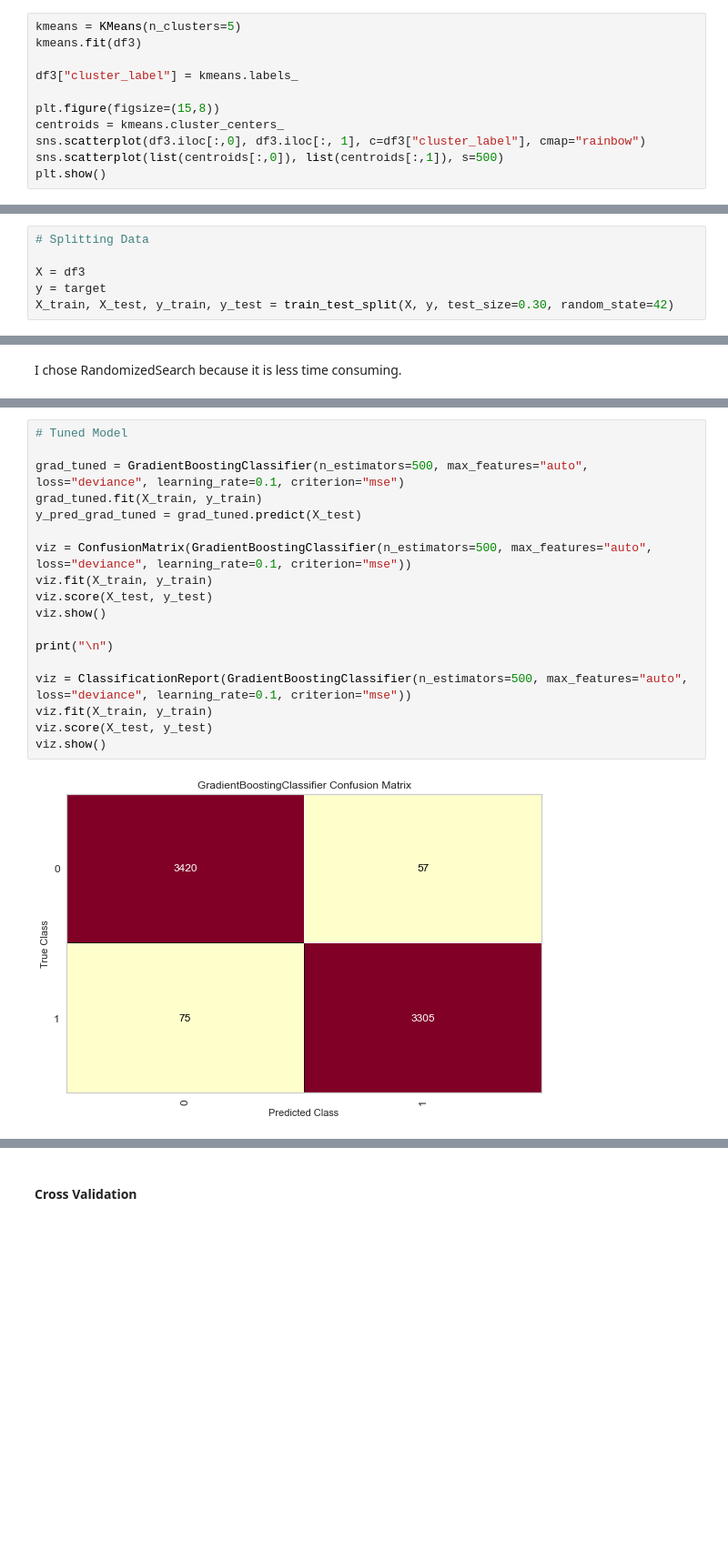
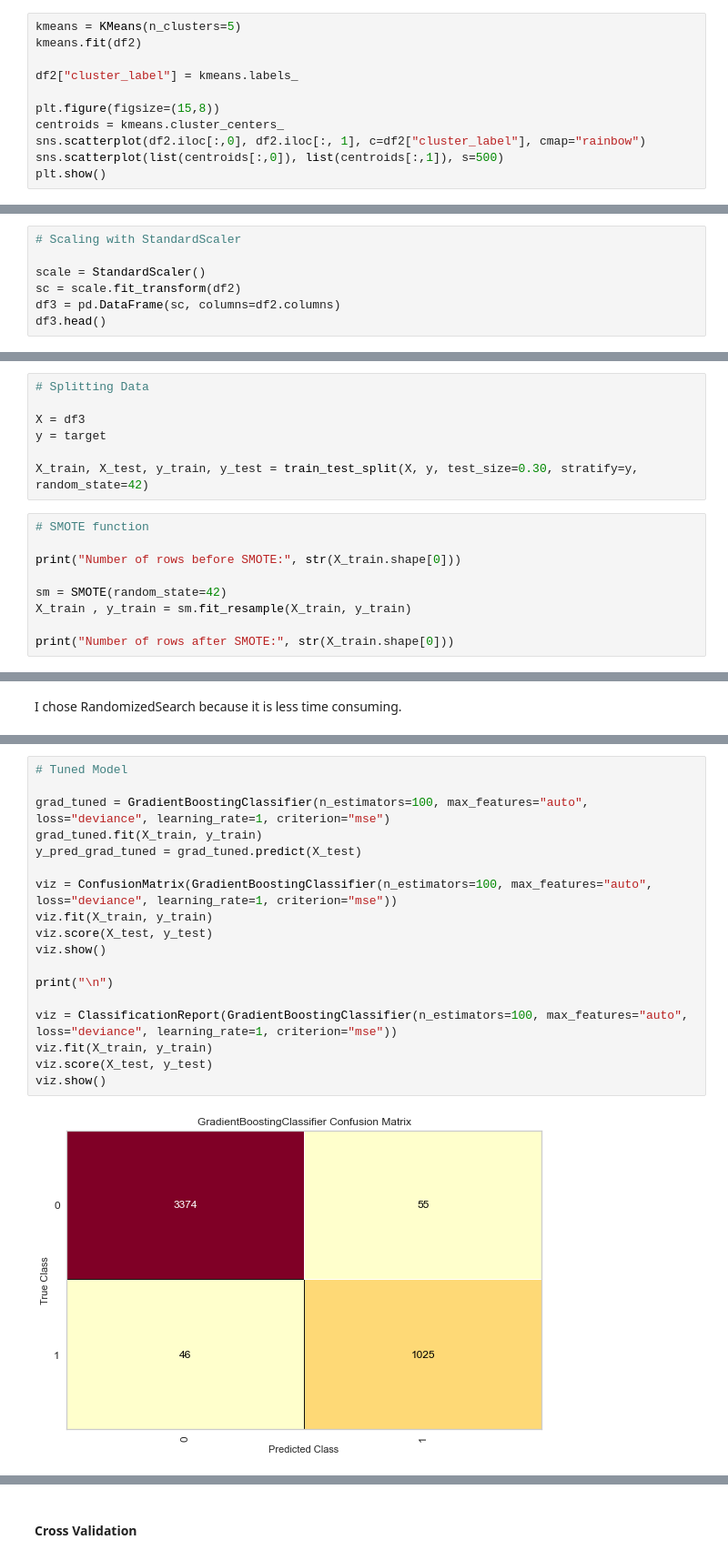
Before and after one commit to M-Rasit/Employee-Churn-Project, a Jupyter notebook: Churn Prediction Project V2 - SMOTE.ipynb, the cells around one changed output, grey strips where cells are left out. Shown at 91% size. Saved outputs shown, nothing was run; the diff lists cells and outputs as text; blank space fills up the shorter version.

```diff
--- a/Churn Prediction Project V2 - SMOTE.ipynb
+++ b/Churn Prediction Project V2 - SMOTE.ipynb
@@ -720,13 +708,13 @@ K Means Clustering --> n=9 and Silhouette Score = 0.271397202769169
 * We got lower silhouette score for entire dataset. If we narrrow features we can get better silhouette score.
 # %%
 kmeans = KMeans(n_clusters=5)
-kmeans.fit(df3)
+kmeans.fit(df2)
 
-df3["cluster_label"] = kmeans.labels_
+df2["cluster_label"] = kmeans.labels_
 
 plt.figure(figsize=(15,8))
 centroids = kmeans.cluster_centers_
-sns.scatterplot(df3.iloc[:,0], df3.iloc[:, 1], c=df3["cluster_label"], cmap="rainbow")
+sns.scatterplot(df2.iloc[:,0], df2.iloc[:, 1], c=df2["cluster_label"], cmap="rainbow")
 sns.scatterplot(list(centroids[:,0]), list(centroids[:,1]), s=500)
 plt.show()
 # %% [output]
@@ -738,0 +729,7 @@ sns.heatmap(df3.join(target).corr(), annot=True);
+# %%
+# Scaling with StandardScaler
+
+scale = StandardScaler()
+sc = scale.fit_transform(df2)
+df3 = pd.DataFrame(sc, columns=df2.columns)
+df3.head()
@@ -747,4 +751,14 @@ Here, Dataset is broken into two parts in ratio of 70:30. It means 70% data will
 
 X = df3
 y = target
-X_train, X_test, y_train, y_test = train_test_split(X, y, test_size=0.30, random_state=42)
+
+X_train, X_test, y_train, y_test = train_test_split(X, y, test_size=0.30, stratify=y, random_state=42)
+# %%
+# SMOTE function
+
+print("Number of rows before SMOTE:", str(X_train.shape[0]))
+
+sm = SMOTE(random_state=42)
+X_train , y_train = sm.fit_resample(X_train, y_train)
+
+print("Number of rows after SMOTE:", str(X_train.shape[0]))
@@ -798,23 +815,23 @@ grad_cv.best_params_
 # %%
 # Tuned Model
 
-grad_tuned = GradientBoostingClassifier(n_estimators=500, max_features="auto", loss="deviance", learning_rate=0.1, criterion="mse")
+grad_tuned = GradientBoostingClassifier(n_estimators=100, max_features="auto", loss="deviance", learning_rate=1, criterion="mse")
 grad_tuned.fit(X_train, y_train)
 y_pred_grad_tuned = grad_tuned.predict(X_test)
 
-viz = ConfusionMatrix(GradientBoostingClassifier(n_estimators=500, max_features="auto", loss="deviance", learning_rate=0.1, criterion="mse"))
+viz = ConfusionMatrix(GradientBoostingClassifier(n_estimators=100, max_features="auto", loss="deviance", learning_rate=1, criterion="mse"))
 viz.fit(X_train, y_train)
 viz.score(X_test, y_test)
 viz.show()
 
 print("\n")
 
-viz = ClassificationReport(GradientBoostingClassifier(n_estimators=500, max_features="auto", loss="deviance", learning_rate=0.1, criterion="mse"))
+viz = ClassificationReport(GradientBoostingClassifier(n_estimators=100, max_features="auto", loss="deviance", learning_rate=1, criterion="mse"))
 viz.fit(X_train, y_train)
 viz.score(X_test, y_test)
 viz.show()
 # %% [output]
-[figure, old version]
+[figure, new version]
 [figure]
 <AxesSubplot:title={'center':'GradientBoostingClassifier Classification Report'}>
 # %% [markdown]
```
Also changed, not shown: parts of 27 cells of this notebook, 5 other files.
